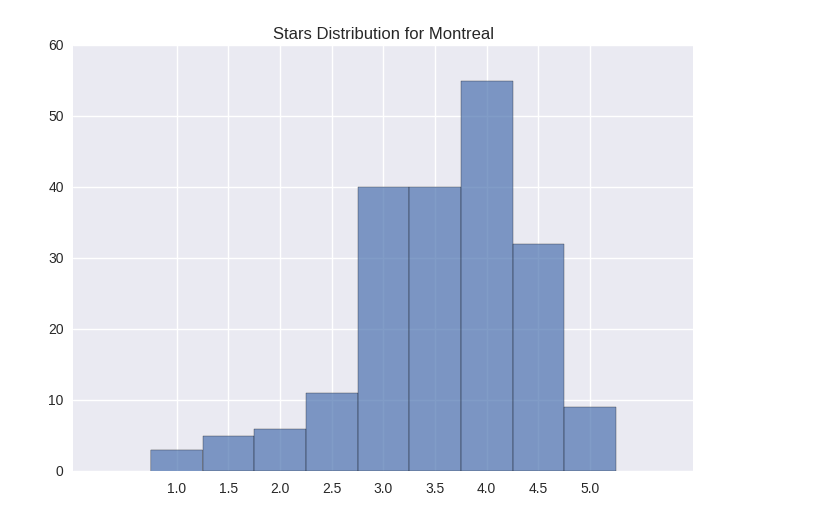
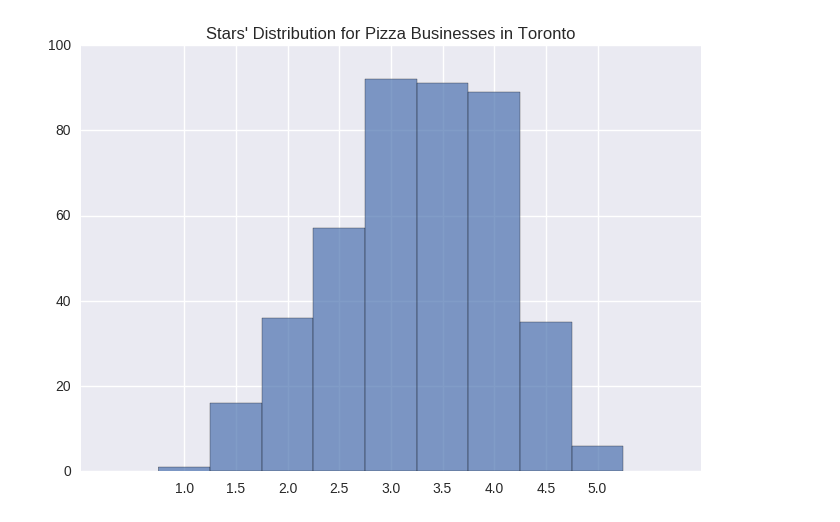
Before and after one commit to klimoka/COMPG011_group_project, a Jupyter notebook: Assi_1.ipynb, the cells around one changed output. Drawn from its saved outputs; the diff is of its cells as text; code cells hidden in the pictures.

Commit message:
Changed cities, selected business to investigate(pizza),calculated descriptive statistics for pizza businesses across cities

```diff
--- a/Assi_1.ipynb
+++ b/Assi_1.ipynb
@@ -11,10 +14,14 @@ import seaborn as sns
 business_df= pd.read_csv("data/csv/yelp_academic_dataset_business.csv")
 #business_df.info()
 # %%
+city1="Las Vegas"
+city2="Toronto"
+city3="Phoenix"
+
 print("Number of Businesses")
 
-print("Las Vegas:",len(business_df[business_df.city=="Las Vegas"]))
-print("Edinburgh:",len(business_df[business_df.city=="Edinburgh"]))
-print("Montreal :",len(business_df[business_df.city=="Montreal"]))
+print(city1,":",len(business_df[business_df.city==city1]))
+print(city2,":",len(business_df[business_df.city==city2]))
+print(city3,":",len(business_df[business_df.city==city3]))
 # %% [output]
 Number of Businesses
@@ -41,0 +92,10 @@ plt.show()
+# %%
+selected_business="Pizza"
+
+selected_category_indexes=[]
+for index in business_df[business_df.categories.notnull()].index:
+    if re.search(r"\b{0}\b".format(selected_business),business_df.ix[index,"categories"]):
+        selected_category_indexes.append(index)
+
+pizza_businesses=business_df.ix[selected_category_indexes]
+print("There are",len(business_df.ix[selected_category_indexes]),selected_business,"businesses","in the whole dataset")
@@ -42,9 +113,9 @@ plt.show()
 # %%
-Montreal = business_df[business_df.city == 'Montreal']
+pizza_Toronto = pizza_businesses[pizza_businesses.city==city2]
 
-n_total, bins, patch = plt.hist(Montreal.stars, bins=np.arange(1,6,0.5), alpha=0.7,align="left",normed=False,histtype="bar")
+n_total, bins, patch = plt.hist(pizza_Toronto.stars, bins=np.arange(1,6,0.5), alpha=0.7,align="left",normed=False,histtype="bar")
 plt.xticks(np.arange(1,5.5,0.5))
-plt.title("Stars Distribution for Montreal")
+plt.title("Stars' Distribution for Pizza Businesses in Toronto")
 plt.show()
 # %% [output]
-[figure, old version]
+[figure, new version]
```
Also changed, not shown: parts of 13 cells of this notebook.
